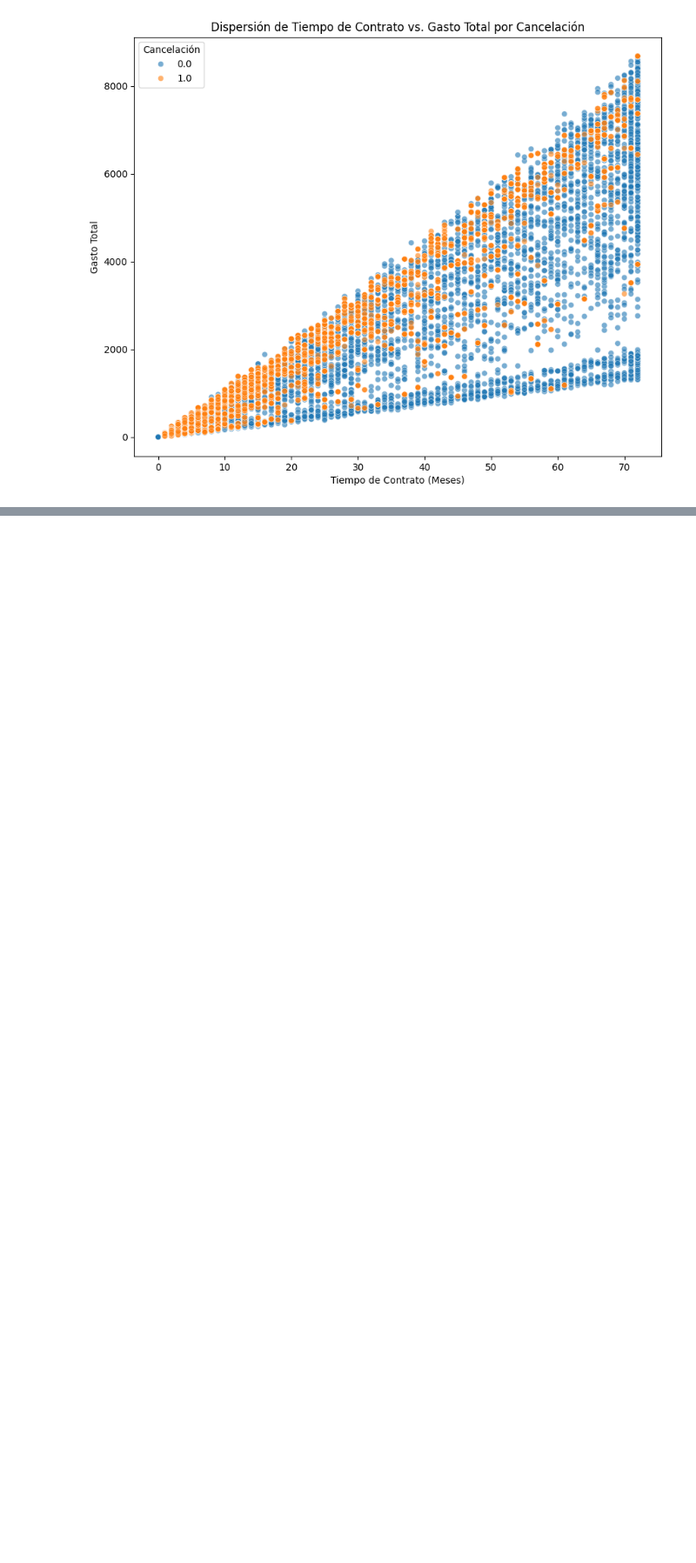
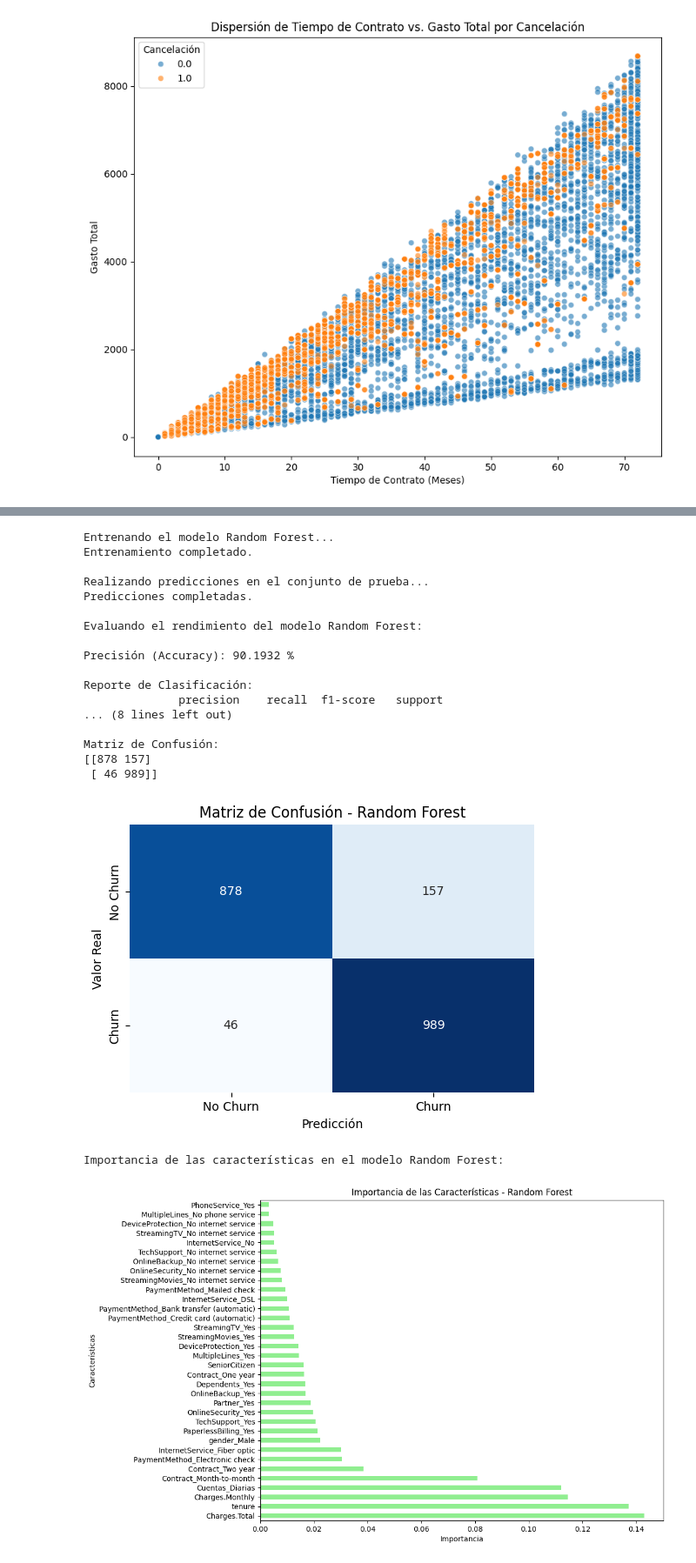
Before and after one commit to ggsgranados/TelecomX-LATAM-Parte-2, a Jupyter notebook: Telecom_X_Parte_2.ipynb, the cells around one changed output, grey strips where cells are left out. Shown at 87% size. Saved outputs shown, nothing was run; the diff lists cells and outputs as text; code cells hidden in the pictures; blank space fills up the shorter version.

```diff
--- a/Telecom_X_Parte_2.ipynb
+++ b/Telecom_X_Parte_2.ipynb
@@ -358,0 +556,73 @@ plt.show()
+# %%
+# Inicializar el modelo Random Forest
+# Ajustar hiperparámetros (n_estimators, max_depth, etc.) según sea necesario.
+# n_estimators: número de árboles en el bosque (un valor común es 100 o más).
+model_rf = RandomForestClassifier(n_estimators=100, random_state=42)
+
+# Entrenar el modelo con los datos de entrenamiento
+print("\nEntrenando el modelo Random Forest...")
+model_rf.fit(X_train, y_train)
+print("Entrenamiento completado.")
+
+# Predecir en el conjunto de prueba
+print("\nRealizando predicciones en el conjunto de prueba...")
+y_pred_rf = model_rf.predict(X_test)
+print("Predicciones completadas.")
+
+# Evaluar el rendimiento del modelo
+print("\nEvaluando el rendimiento del modelo Random Forest:")
+
+# Calcular la precisión
+accuracy_rf = accuracy_score(y_test, y_pred_rf)
+print(f"\nPrecisión (Accuracy): {accuracy_rf*100:.4f} %")
+
+# Mostrar el reporte de clasificación
+print("\nReporte de Clasificación:")
+print(classification_report(y_test, y_pred_rf))
+
+# Mostrar la matriz de confusión
+print("\nMatriz de Confusión:")
+conf_matrix_rf = confusion_matrix(y_test, y_pred_rf)
+print(conf_matrix_rf)
+
+# Visualizar la matriz de confusión
+plt.figure(figsize=(6, 4))
+sns.heatmap(conf_matrix_rf, annot=True, fmt='d', cmap='Blues', cbar=False,
+            xticklabels=['No Churn', 'Churn'], yticklabels=['No Churn', 'Churn'])
+plt.xlabel('Predicción')
+plt.ylabel('Valor Real')
+plt.title('Matriz de Confusión - Random Forest')
+plt.show()
+
+# Mostrar la importancia de las características
+print("\nImportancia de las características en el modelo Random Forest:")
+feature_importances = pd.Series(model_rf.feature_importances_, index=X_train.columns)
+feature_importances_sorted = feature_importances.sort_values(ascending=False)
+
+plt.figure(figsize=(10, 8))
+feature_importances_sorted.plot(kind='barh', color='lightgreen')
+plt.title('Importancia de las Características - Random Forest')
+plt.xlabel('Importancia')
+plt.ylabel('Características')
+plt.show()
+# %% [output]
+Entrenando el modelo Random Forest...
+Entrenamiento completado.
+
+Realizando predicciones en el conjunto de prueba...
+Predicciones completadas.
+
+Evaluando el rendimiento del modelo Random Forest:
+
+Precisión (Accuracy): 90.1932 %
+
+Reporte de Clasificación:
+              precision    recall  f1-score   support
+... (8 lines left out)
+
+Matriz de Confusión:
+[[878 157]
+ [ 46 989]]
+[figure, added]
+Importancia de las características en el modelo Random Forest:
+[figure, added]
```
Also changed, not shown: parts of 22 cells of this notebook.
